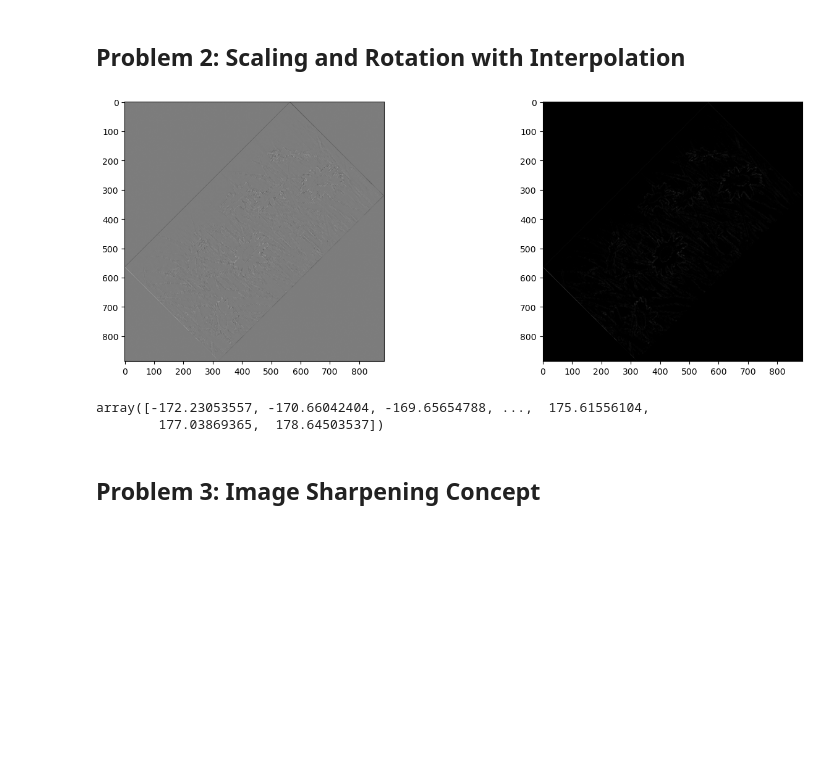
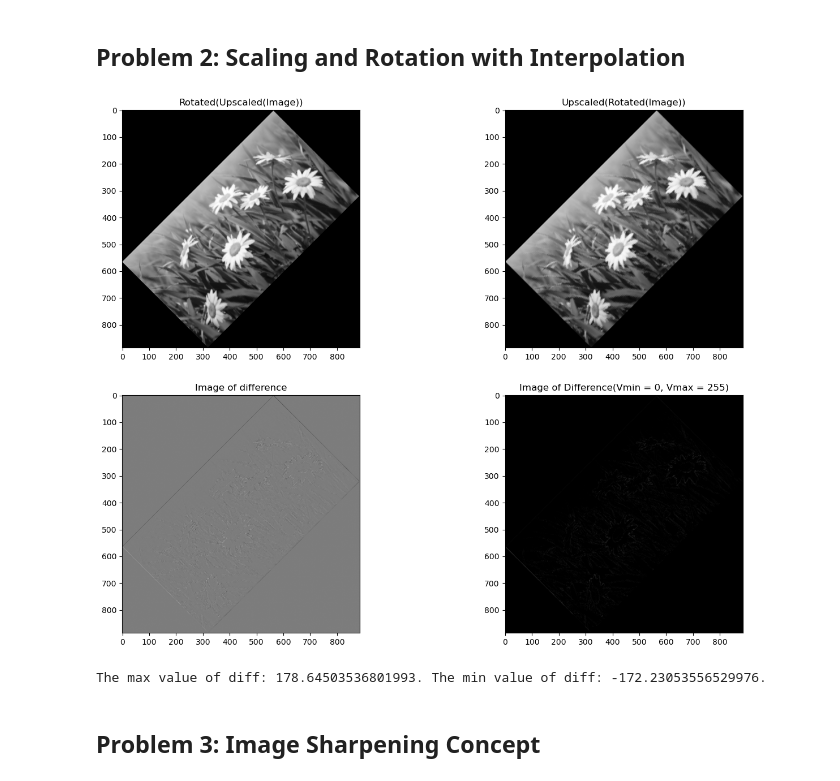
Before and after one commit to dwaipayanhaldar/E9-241-Digital-Image-Processing, a Jupyter notebook: Assignment_2/wrapper.ipynb, the cells around one changed output. Drawn from its saved outputs; the diff is of its cells as text; code cells hidden in the pictures; blank space fills up the shorter version.

Commit message:
The o/p images exported

```diff
--- a/Assignment_2/wrapper.ipynb
+++ b/Assignment_2/wrapper.ipynb
@@ -57,23 +57,32 @@ Optimal Threshold:89
 # %%
 img_flowers = skimage.io.imread('images/flowers.png')
 upscaled_img = upscale(img_flowers)
 rotated_upscaled_image = rotate_image(upscaled_img, np.pi/4)
 
 rotated_image = rotate_image(img_flowers, np.pi/4)
 upscaled_rotated_image = upscale(rotated_image)
 
 diff = rotated_upscaled_image - upscaled_rotated_image
 
 plt.figure(figsize=(16,12))
 plt.subplot(2,2,1)
-plt.imshow(diff, cmap='gray')
+plt.title('Rotated(Upscaled(Image))')
+plt.imshow(rotated_upscaled_image, cmap = 'gray')
 plt.subplot(2,2,2)
+plt.title('Upscaled(Rotated(Image))')
+plt.imshow(upscaled_rotated_image, cmap = 'gray')
+plt.subplot(2,2,3)
+plt.title('Image of difference')
+plt.imshow(diff, cmap = 'gray')
+plt.subplot(2,2,4)
+plt.title('Image of Difference(Vmin = 0, Vmax = 255)')
 plt.imshow(diff, vmin=0, vmax=255, cmap='gray')
 plt.show()
+
+print(f'The max value of diff: {np.max(diff)}. The min value of diff: {np.min(diff)}.')
 # %% [output]
-[figure, old version]
+[figure, new version]
-array([-172.23053557, -170.66042404, -169.65654788, ...,  175.61556104,
-        177.03869365,  178.64503537])
+The max value of diff: 178.64503536801993. The min value of diff: -172.23053556529976.
 # %% [markdown]
 ## Problem 3: Image Sharpening Concept
 # %%
```
Also changed, not shown: 9 other files.
